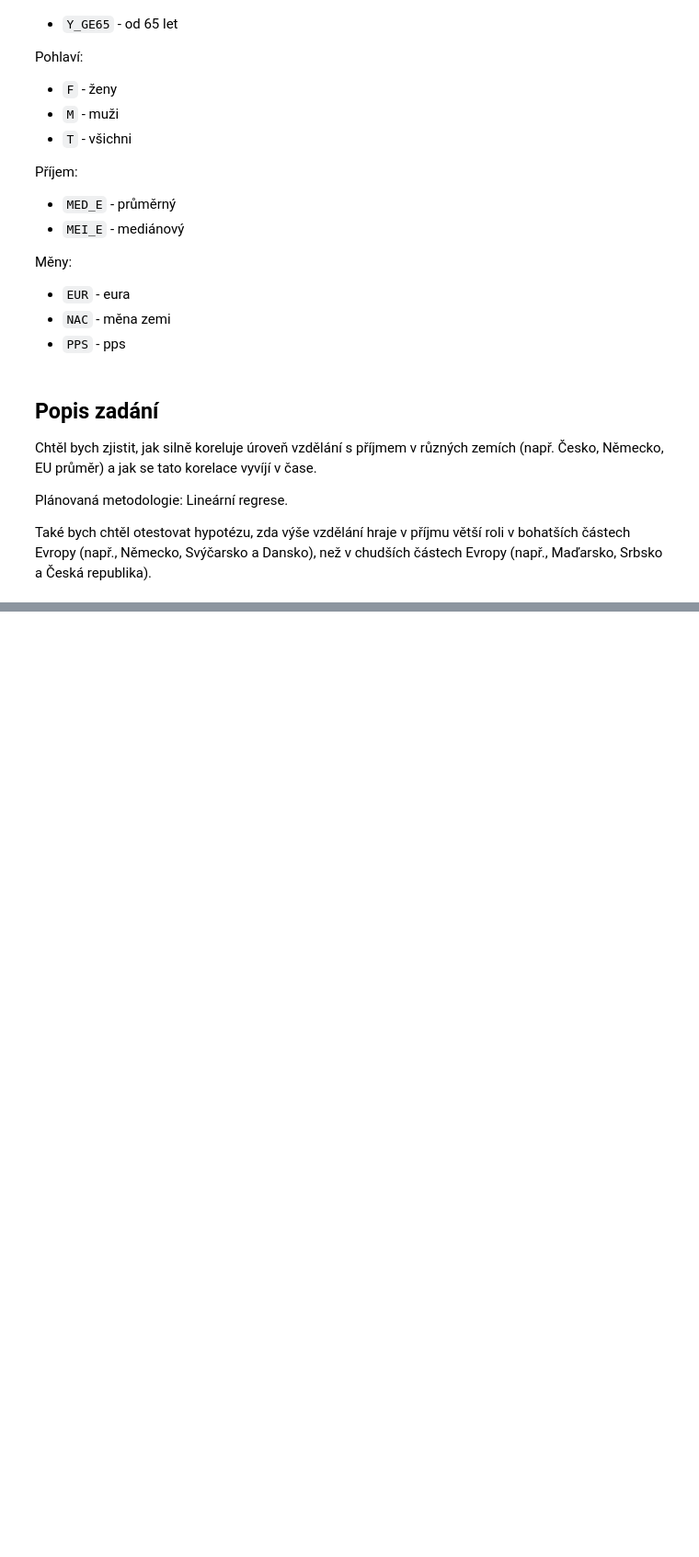
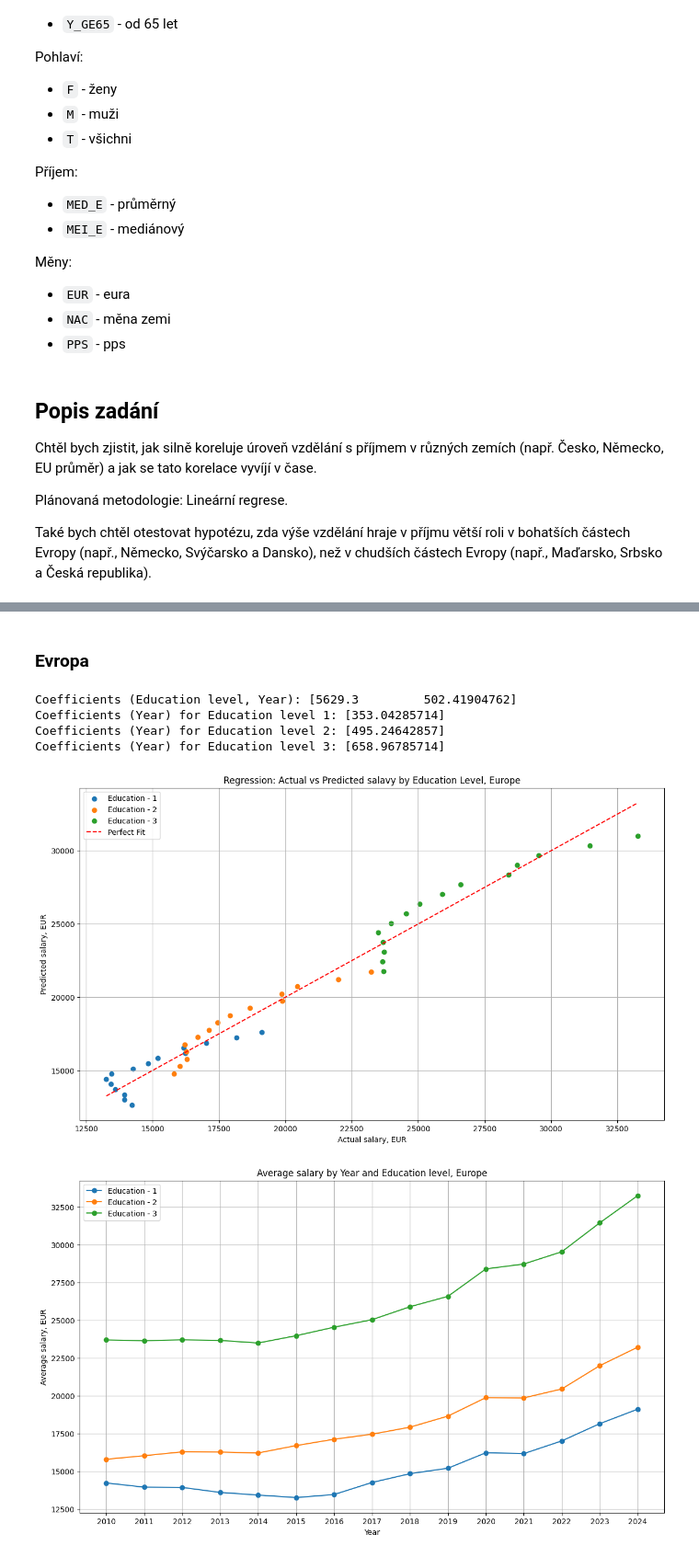
Before and after one commit to ArtShp/education-vs-salary, a Jupyter notebook: src/main.ipynb, the cells around one changed output, grey strips where cells are left out. Shown at 92% size. Cells and saved outputs as stored; diff of their text form; code cells hidden in the pictures; blank space fills up the shorter version.

```diff
--- a/src/main.ipynb
+++ b/src/main.ipynb
@@ -53,0 +177,11 @@ Také bych chtěl otestovat hypotézu, zda výše vzdělání hraje v příjmu v
+# %% [markdown]
+### Evropa
+# %%
+do_statistics("Europe", "EU27_2020")
+# %% [output]
+Coefficients (Education level, Year): [5629.3         502.41904762]
+Coefficients (Year) for Education level 1: [353.04285714]
+Coefficients (Year) for Education level 2: [495.24642857]
+Coefficients (Year) for Education level 3: [658.96785714]
+[figure, added]
+[figure, added]
```
Also changed, not shown: parts of 12 cells of this notebook.
